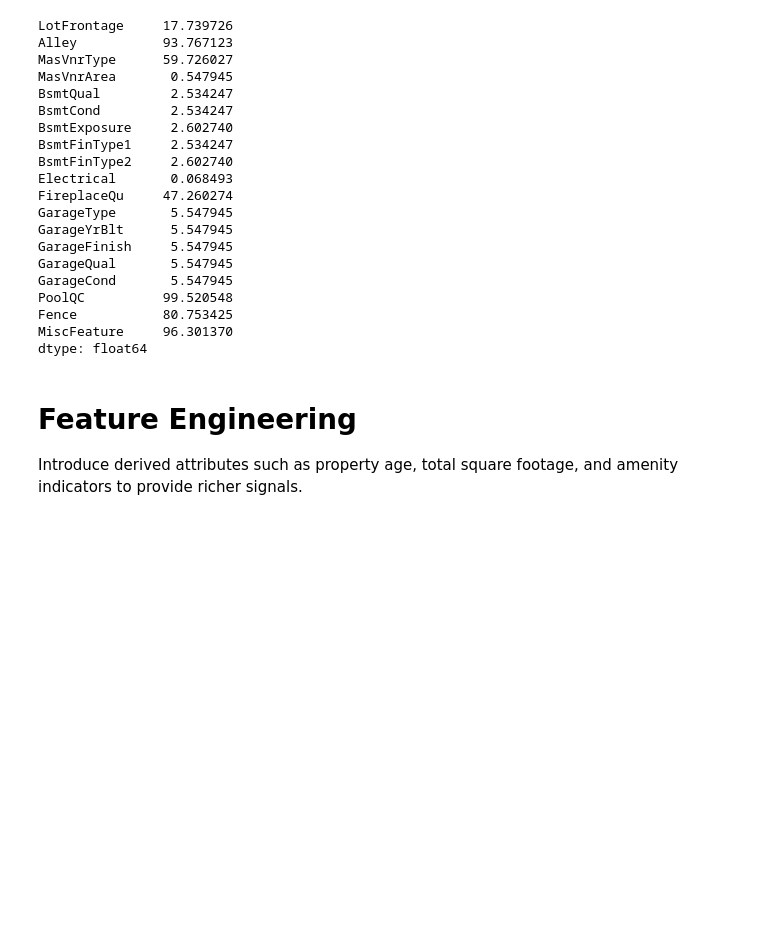
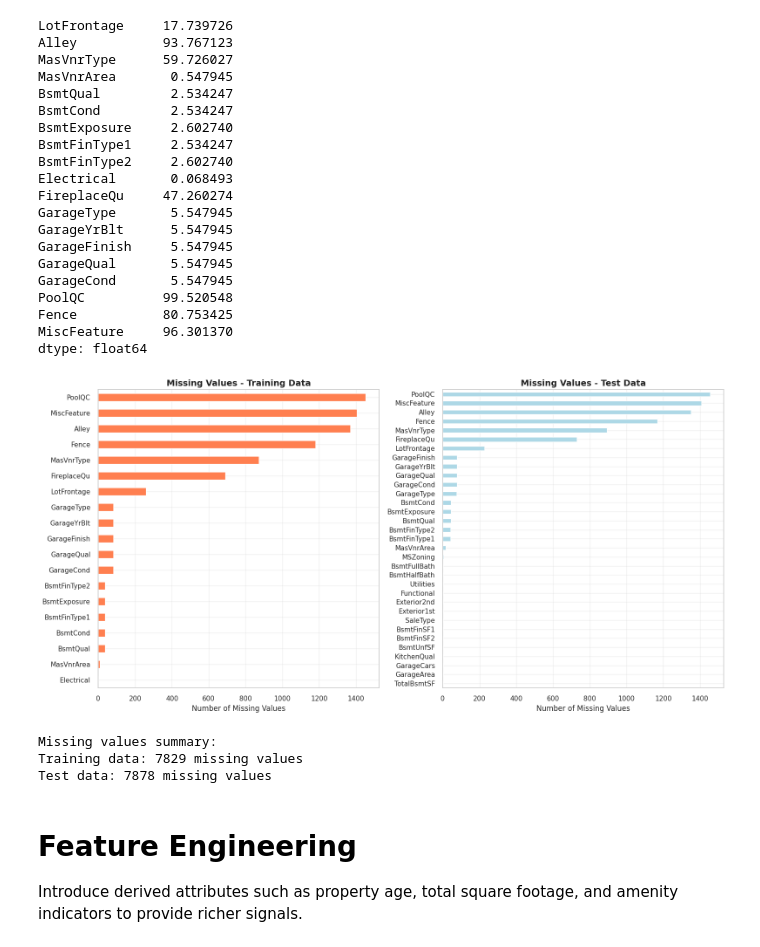
Before and after one commit to PhilixTheExplorer/csc345-model, a Jupyter notebook: csc345-final-model.ipynb, the cells around one changed output. Drawn from its saved outputs; the diff is of its cells as text; code cells hidden in the pictures; blank space fills up the shorter version.

Commit message:
data

```diff
--- a/csc345-final-model.ipynb
+++ b/csc345-final-model.ipynb
@@ -118,6 +156,49 @@ PoolQC          99.520548
 Fence           80.753425
 MiscFeature     96.301370
 dtype: float64
+# %%
+# Missing values visualization
+fig, axes = plt.subplots(1, 2, figsize=(16, 8))
+
+# Training data missing values
+missing_train = df.isnull().sum()
+missing_train = missing_train[missing_train > 0].sort_values(ascending=True)
+
+if len(missing_train) > 0:
+    missing_train.plot(kind='barh', ax=axes[0], color='coral')
+    axes[0].set_title('Missing Values - Training Data', fontsize=14, fontweight='bold')
+    axes[0].set_xlabel('Number of Missing Values')
+    axes[0].grid(True, alpha=0.3)
+else:
+    axes[0].text(0.5, 0.5, 'No Missing Values\nin Training Data!',
+                ha='center', va='center', transform=axes[0].transAxes, fontsize=16)
+    axes[0].set_title('Missing Values - Training Data', fontsize=14, fontweight='bold')
+
+# Test data missing values
+missing_test = test.isnull().sum()
+missing_test = missing_test[missing_test > 0].sort_values(ascending=True)
+
+if len(missing_test) > 0:
+    missing_test.plot(kind='barh', ax=axes[1], color='lightblue')
+    axes[1].set_title('Missing Values - Test Data', fontsize=14, fontweight='bold')
+    axes[1].set_xlabel('Number of Missing Values')
+    axes[1].grid(True, alpha=0.3)
+else:
+    axes[1].text(0.5, 0.5, 'No Missing Values\nin Test Data!',
+                ha='center', va='center', transform=axes[1].transAxes, fontsize=16)
+    axes[1].set_title('Missing Values - Test Data', fontsize=14, fontweight='bold')
+
+plt.tight_layout()
+plt.show()
+
+print(f"Missing values summary:")
+print(f"Training data: {df.isnull().sum().sum()} missing values")
+print(f"Test data: {test.isnull().sum().sum()} missing values")
+# %% [output]
+[figure, added]
+Missing values summary:
+Training data: 7829 missing values
+Test data: 7878 missing values
 # %% [markdown]
 # Feature Engineering
 Introduce derived attributes such as property age, total square footage, and amenity indicators to provide richer signals.
```
Also changed, not shown: parts of 6 cells of this notebook.
